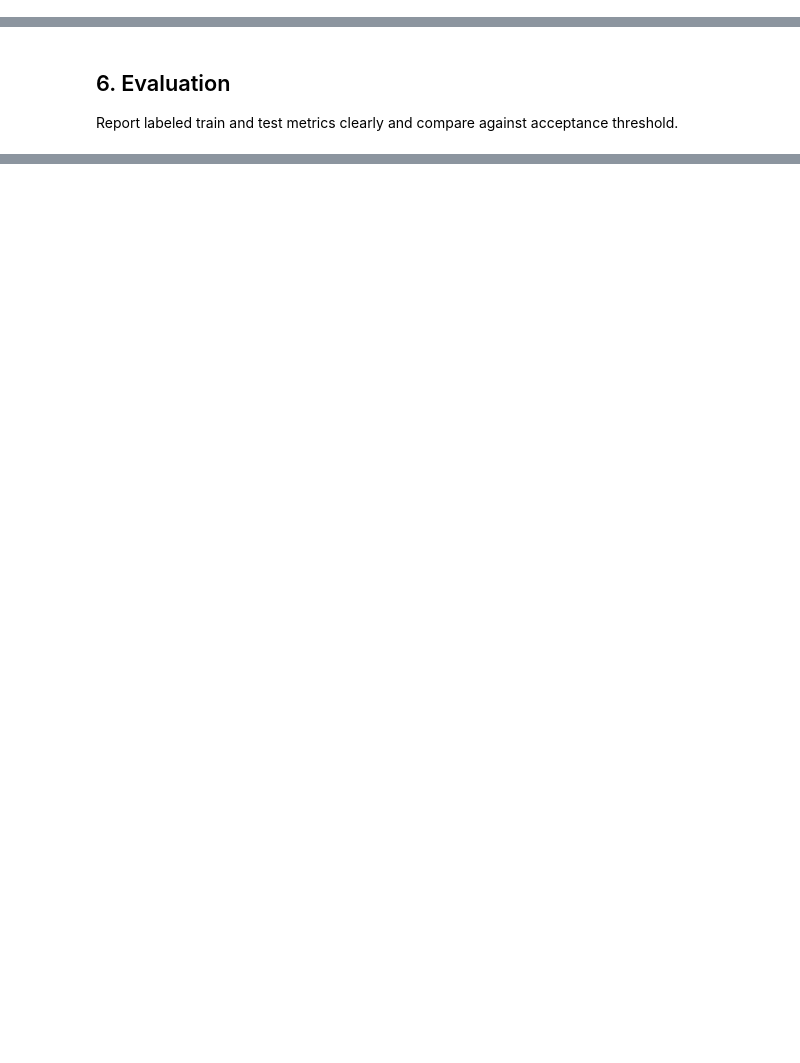
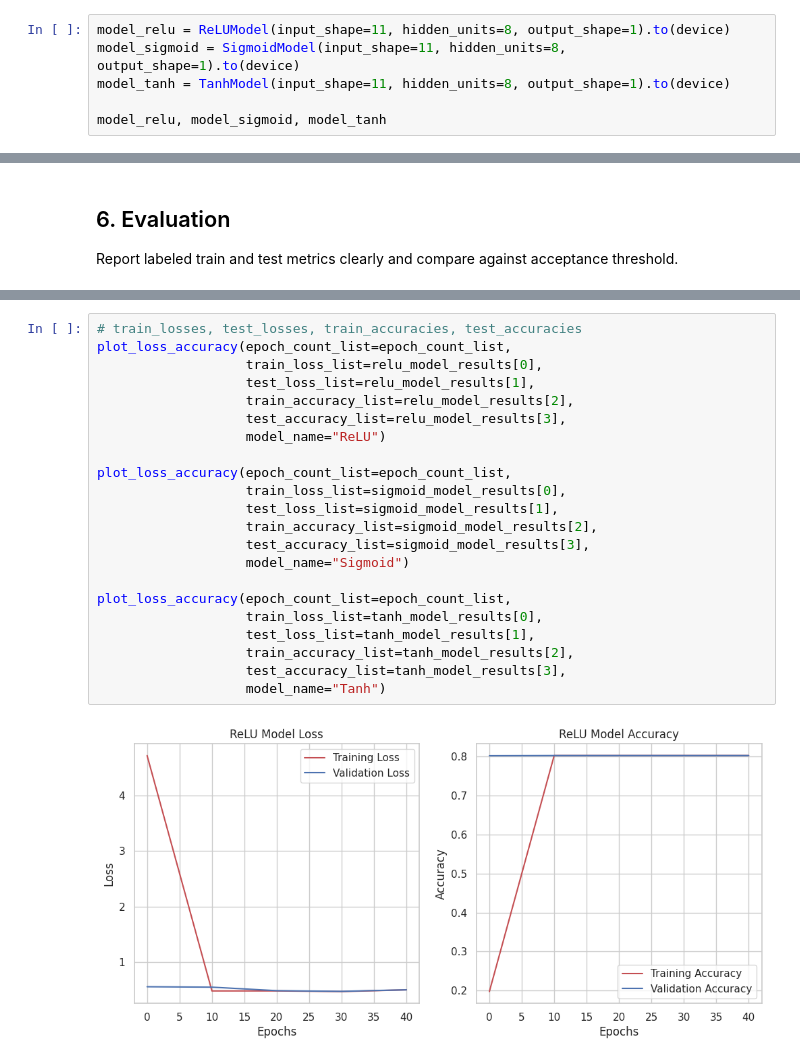
Before and after one commit to iiitl/Neural-Networks, a Jupyter notebook: library/training.ipynb, the cells around one changed output, grey strips where cells are left out. Saved outputs shown, nothing was run; the diff lists cells and outputs as text; blank space fills up the shorter version.

```diff
--- a/library/training.ipynb
+++ b/library/training.ipynb
@@ -15,0 +222,6 @@ Define the model and key hyperparameters, and set random_state where available.
+# %%
+model_relu = ReLUModel(input_shape=11, hidden_units=8, output_shape=1).to(device)
+model_sigmoid = SigmoidModel(input_shape=11, hidden_units=8, output_shape=1).to(device)
+model_tanh = TanhModel(input_shape=11, hidden_units=8, output_shape=1).to(device)
+
+model_relu, model_sigmoid, model_tanh
@@ -27,0 +540,24 @@ Answer only these library-training questions:
+# %%
+# train_losses, test_losses, train_accuracies, test_accuracies
+plot_loss_accuracy(epoch_count_list=epoch_count_list,
+                   train_loss_list=relu_model_results[0],
+                   test_loss_list=relu_model_results[1],
+                   train_accuracy_list=relu_model_results[2],
+                   test_accuracy_list=relu_model_results[3],
+                   model_name="ReLU")
+
+plot_loss_accuracy(epoch_count_list=epoch_count_list,
+                   train_loss_list=sigmoid_model_results[0],
+                   test_loss_list=sigmoid_model_results[1],
+                   train_accuracy_list=sigmoid_model_results[2],
+                   test_accuracy_list=sigmoid_model_results[3],
+                   model_name="Sigmoid")
+
+plot_loss_accuracy(epoch_count_list=epoch_count_list,
+                   train_loss_list=tanh_model_results[0],
+                   test_loss_list=tanh_model_results[1],
+                   train_accuracy_list=tanh_model_results[2],
+                   test_accuracy_list=tanh_model_results[3],
+                   model_name="Tanh")
+# %% [output]
+[figure, added]
```
Also changed, not shown: parts of 66 cells of this notebook.
